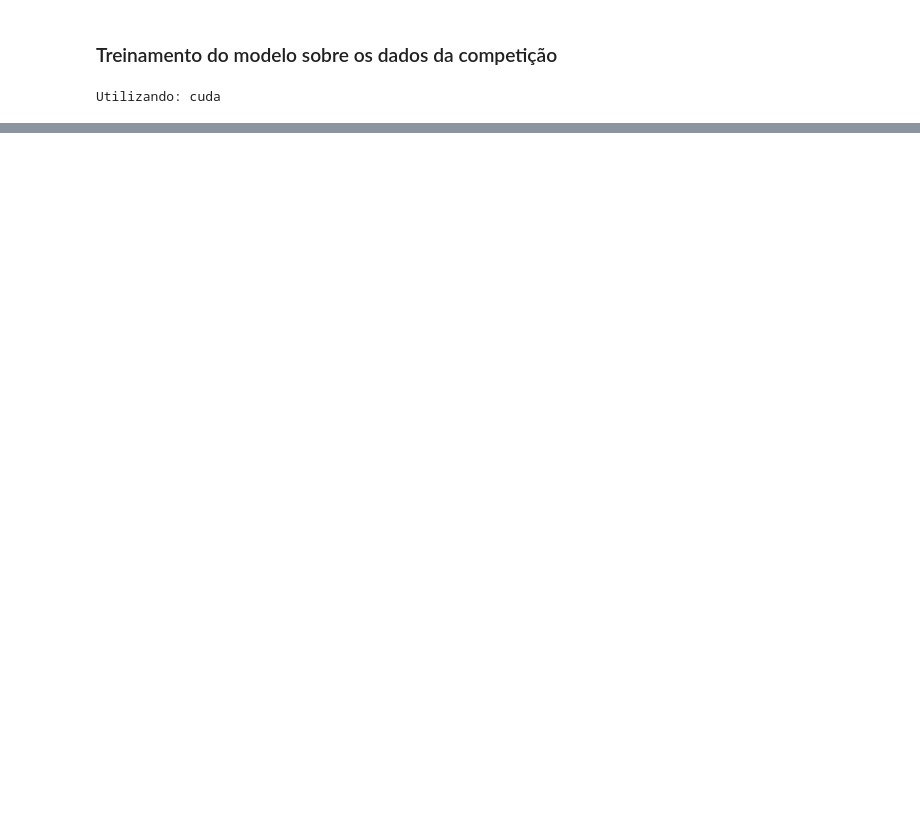
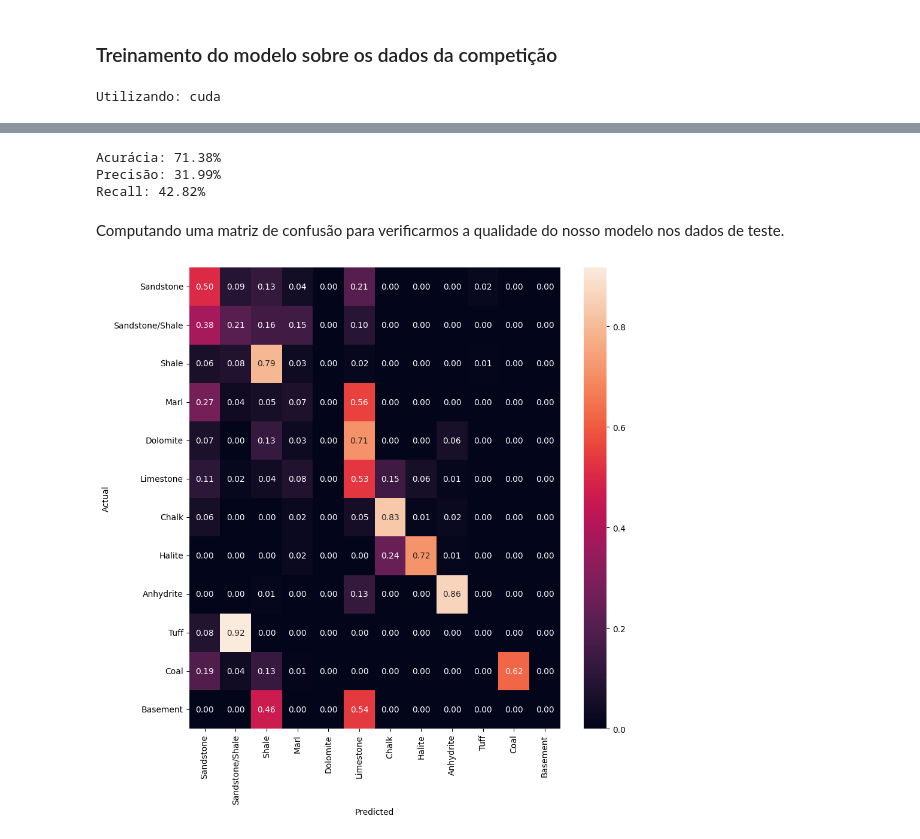
Before and after one commit to ThiagoPoppe/ciag2024, a Jupyter notebook: transformers/building_blocks.ipynb, the cells around one changed output, grey strips where cells are left out. Drawn from its saved outputs; the diff is of its cells as text; code cells hidden in the pictures; blank space fills up the shorter version.

```diff
--- a/transformers/building_blocks.ipynb
+++ b/transformers/building_blocks.ipynb
@@ -555,5 +540,5 @@ Número de dados: 720476
 # %%
-X, y = dataset[0]
+X, y = train_dataset[0]
 print('Dimensão das features:', X.shape)
 print('Dimensão das anotações:', y.shape)
 # %% [output]
@@ -743,0 +726,27 @@ Epoch [12/25] -> mean epoch loss: 0.78010
+# %%
+def evaluate(model, dataloader, criterion):
+    total_loss = 0.0
+
+    predictions = torch.zeros(len(dataloader), batch_size, window_size).to(device)
+    labels = torch.zeros_like(predictions)
+
+    model.eval()
+    with torch.no_grad():
+        for batch, (X, y) in enumerate(tqdm(dataloader)):
+            X = X.to(device)
+            y = y.to(device)
+
+            outputs, attn_weights = model(X)
+
+            loss = criterion(outputs.transpose(1, 2), y)  # a loss function espera que a saída do modelo seja (batch_size, out_size, seq_lengh)
+            total_loss += loss.item()
+
+            predictions[batch] = outputs.argmax(dim=-1)
+            labels[batch] = y
+
+    total_loss /= len(dataloader)
+    return total_loss, predictions, labels
+# %%
+total_loss, predictions, labels = evaluate(model, test_dataloader, criterion)
+
+print(f'Mean hidden test loss: {total_loss:.5f}')
@@ -743,0 +755,31 @@ Epoch [12/25] -> mean epoch loss: 0.78010
+# %%
+from torchmetrics import Accuracy, Precision, Recall, ConfusionMatrix
+
+acc = Accuracy(task = 'multiclass', num_classes = 12).to(device)
+prec = Precision(task = 'multiclass', average='macro', num_classes = 12).to(device)
+recall = Recall(task = 'multiclass', average='macro', num_classes = 12).to(device)
+
+print(f'Acurácia: {(100*acc(labels, predictions)):.2f}%')
+print(f'Precisão: {(100*prec(labels, predictions)):.2f}%')
+print(f'Recall: {(100*recall(labels, predictions)):.2f}%')
+# %% [output]
+Acurácia: 71.38%
+Precisão: 31.99%
+Recall: 42.82%
+# %% [markdown]
+Computando uma matriz de confusão para verificarmos a qualidade do nosso modelo nos dados de teste.
+# %%
+import seaborn as sns
+from sklearn.metrics import confusion_matrix
+
+confusion_matrix = ConfusionMatrix(task = 'multiclass', num_classes = 12).to(device)
+cm = confusion_matrix(labels, predictions).cpu()
+cm = (cm.float() / cm.sum(axis=1)[:, np.newaxis]).nan_to_num()
+
+fig, ax = plt.subplots(figsize=(10,10))
+sns.heatmap(cm, annot=True, fmt='.2f', xticklabels=lithology_keys.values(), yticklabels=lithology_keys.values())
+plt.ylabel('Actual')
+plt.xlabel('Predicted')
+plt.show(block=False)
+# %% [output]
+[figure, added]
```
Also changed, not shown: parts of 31 cells of this notebook, 1 other file.
